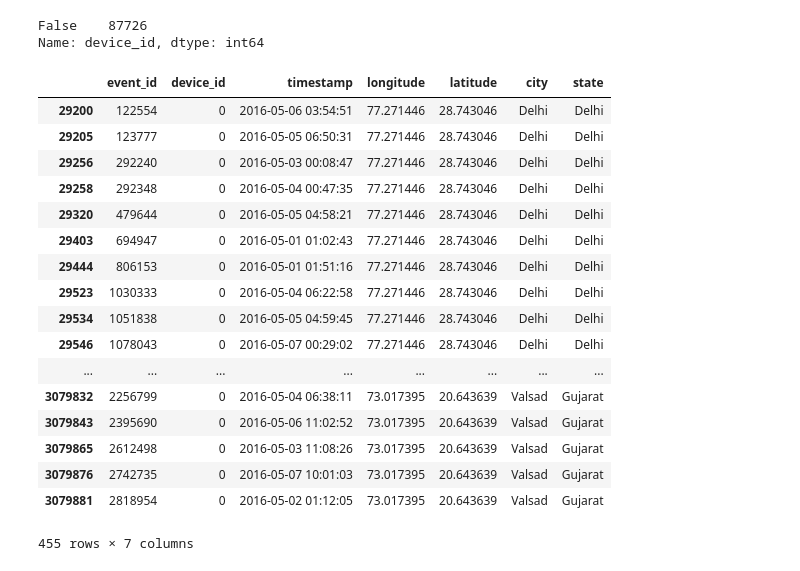
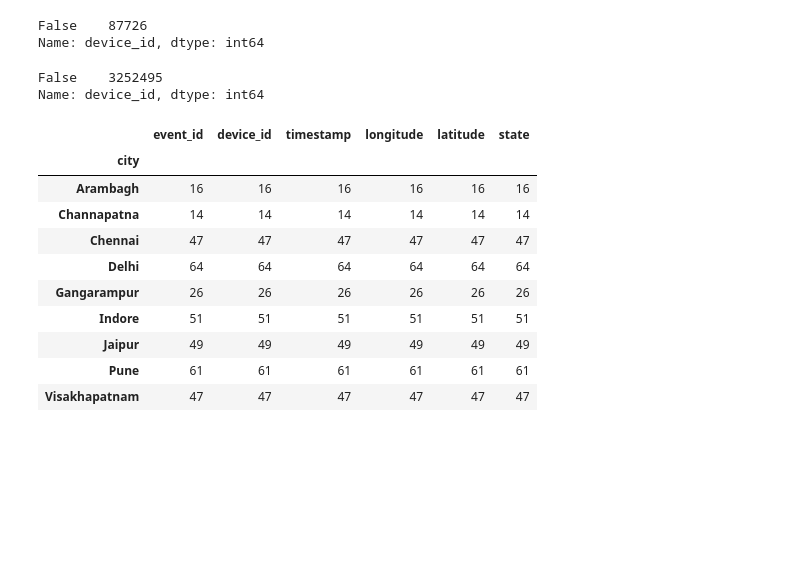
Before and after one commit to bhagi8289/Insaid, a Jupyter notebook: capstone.ipynb, the cells around one changed output. Saved outputs shown, nothing was run; the diff lists cells and outputs as text; code cells hidden in the pictures; blank space fills up the shorter version.

```diff
--- a/capstone.ipynb
+++ b/capstone.ipynb
@@ -477,24 +477,27 @@ check_device_id.groupby(check_device_id.values).count()
 # %% [output]
 False    87726
 Name: device_id, dtype: int64
-# %%
-df_events_data[df_events_data['device_id'] == 0]
-# %% [output]
-|  | event_id | device_id | timestamp | longitude | latitude | city | state |
-| 29200 | 122554 | 0 | 2016-05-06 03:54:51 | 77.271446 | 28.743046 | Delhi | Delhi |
-| 29205 | 123777 | 0 | 2016-05-05 06:50:31 | 77.271446 | 28.743046 | Delhi | Delhi |
-| 29256 | 292240 | 0 | 2016-05-03 00:08:47 | 77.271446 | 28.743046 | Delhi | Delhi |
-| 29258 | 292348 | 0 | 2016-05-04 00:47:35 | 77.271446 | 28.743046 | Delhi | Delhi |
-| 29320 | 479644 | 0 | 2016-05-05 04:58:21 | 77.271446 | 28.743046 | Delhi | Delhi |
-| 29403 | 694947 | 0 | 2016-05-01 01:02:43 | 77.271446 | 28.743046 | Delhi | Delhi |
-| 29444 | 806153 | 0 | 2016-05-01 01:51:16 | 77.271446 | 28.743046 | Delhi | Delhi |
-| 29523 | 1030333 | 0 | 2016-05-04 06:22:58 | 77.271446 | 28.743046 | Delhi | Delhi |
-| 29534 | 1051838 | 0 | 2016-05-05 04:59:45 | 77.271446 | 28.743046 | Delhi | Delhi |
-| 29546 | 1078043 | 0 | 2016-05-07 00:29:02 | 77.271446 | 28.743046 | Delhi | Delhi |
-| ... | ... | ... | ... | ... | ... | ... | ... |
-| 3079832 | 2256799 | 0 | 2016-05-04 06:38:11 | 73.017395 | 20.643639 | Valsad | Gujarat |
-| 3079843 | 2395690 | 0 | 2016-05-06 11:02:52 | 73.017395 | 20.643639 | Valsad | Gujarat |
-| 3079865 | 2612498 | 0 | 2016-05-03 11:08:26 | 73.017395 | 20.643639 | Valsad | Gujarat |
-| 3079876 | 2742735 | 0 | 2016-05-07 10:01:03 | 73.017395 | 20.643639 | Valsad | Gujarat |
-| 3079881 | 2818954 | 0 | 2016-05-02 01:12:05 | 73.017395 | 20.643639 | Valsad | Gujarat |
-455 rows × 7 columns
+# %%
+# We dropped the rows having device_id as 0
+df_events_data = df_events_data[df_events_data['device_id'] != 0]
+check_device_id = df_events_data['device_id'] == 0
+check_device_id.groupby(check_device_id.values).count()
+# %% [output]
+False    3252495
+Name: device_id, dtype: int64
+# %%
+df_events_data[df_events_data['state'] == ''].groupby('city').count()
+
+#df_events_data.groupby('state').count()
+# %% [output]
+|  | event_id | device_id | timestamp | longitude | latitude | state |
+| city |  |  |  |  |  |  |
+| Arambagh | 16 | 16 | 16 | 16 | 16 | 16 |
+| Channapatna | 14 | 14 | 14 | 14 | 14 | 14 |
+| Chennai | 47 | 47 | 47 | 47 | 47 | 47 |
+| Delhi | 64 | 64 | 64 | 64 | 64 | 64 |
+| Gangarampur | 26 | 26 | 26 | 26 | 26 | 26 |
+| Indore | 51 | 51 | 51 | 51 | 51 | 51 |
+| Jaipur | 49 | 49 | 49 | 49 | 49 | 49 |
+| Pune | 61 | 61 | 61 | 61 | 61 | 61 |
+| Visakhapatnam | 47 | 47 | 47 | 47 | 47 | 47 |
```
